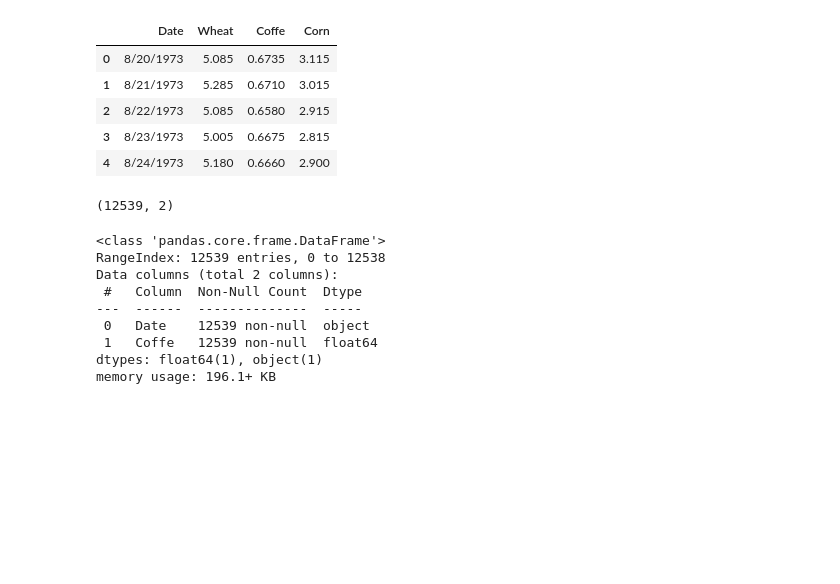
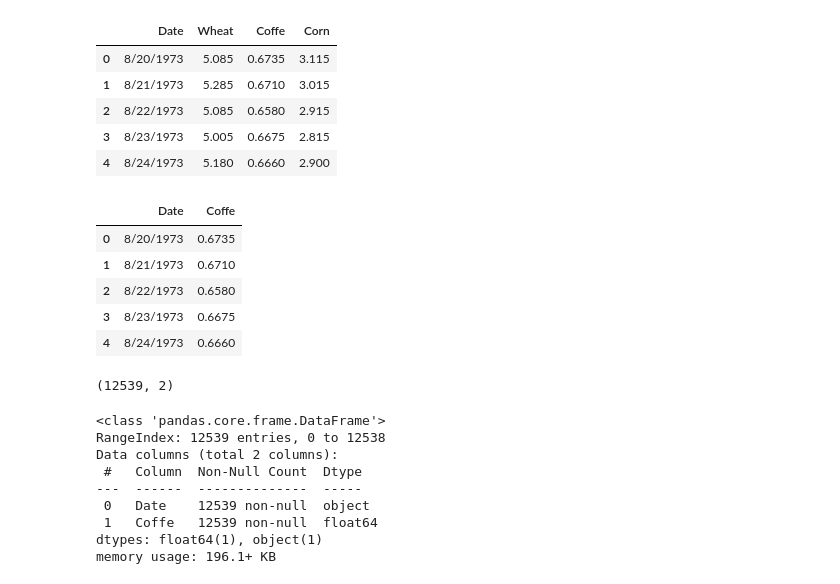
Before and after one commit to romu-lo/Previsao-Variacao-Preco-Cafe-Markov, a Jupyter notebook: analise.ipynb, the cells around one changed output. Drawn from its saved outputs; the diff is of its cells as text; code cells hidden in the pictures; blank space fills up the shorter version.

```diff
--- a/analise.ipynb
+++ b/analise.ipynb
@@ -14,6 +15,15 @@ df.head()
 | 4 | 8/24/1973 | 5.180 | 0.6660 | 2.900 |
 # %%
 df.drop(columns=['Wheat', 'Corn'], axis=1, inplace=True)
+# %%
+df.head()
+# %% [output]
+|  | Date | Coffe |
+| 0 | 8/20/1973 | 0.6735 |
+| 1 | 8/21/1973 | 0.6710 |
+| 2 | 8/22/1973 | 0.6580 |
+| 3 | 8/23/1973 | 0.6675 |
+| 4 | 8/24/1973 | 0.6660 |
 # %%
 df.shape
 # %% [output]
```
Also changed, not shown: parts of 19 cells of this notebook.
